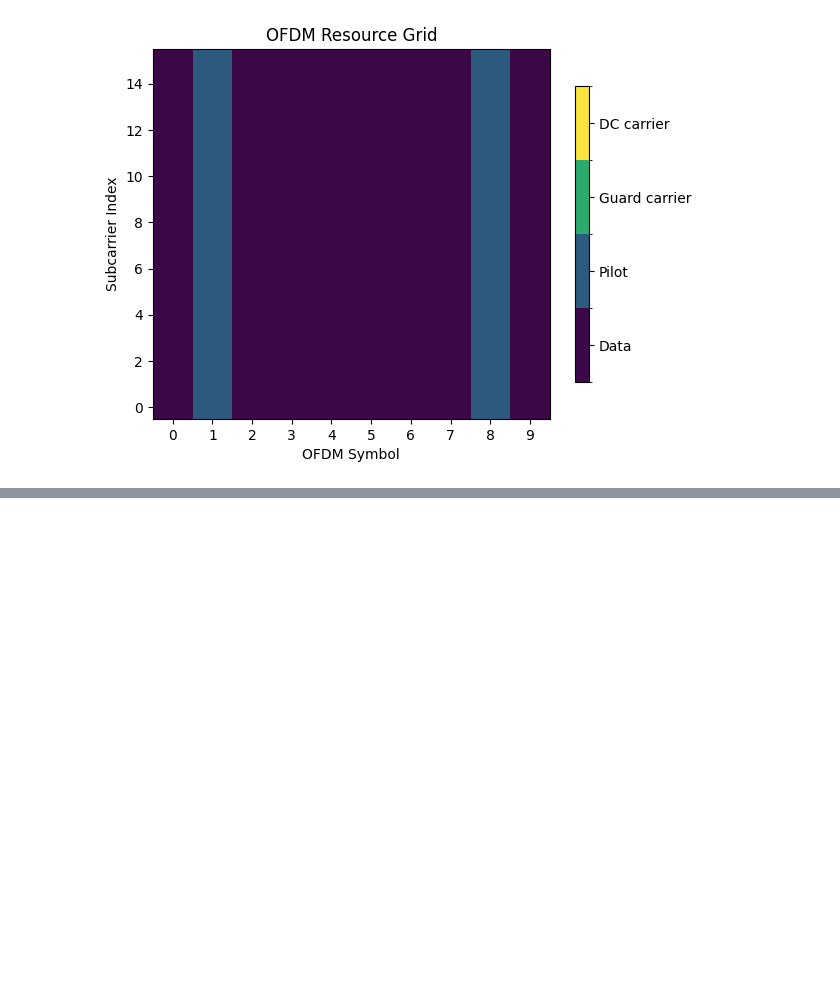
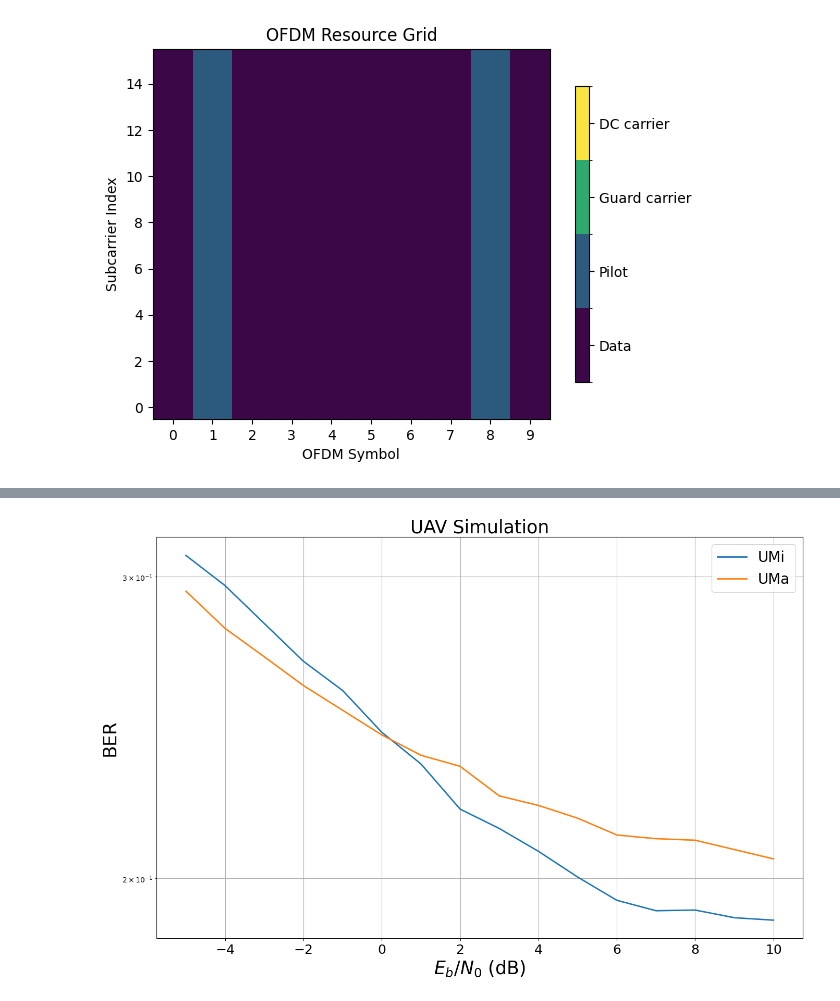
Before and after one commit to gab-mq/mimo-sionna, a Jupyter notebook: uav.ipynb, the cells around one changed output, grey strips where cells are left out. Saved outputs shown, nothing was run; the diff lists cells and outputs as text; code cells hidden in the pictures; blank space fills up the shorter version.

```diff
--- a/uav.ipynb
+++ b/uav.ipynb
@@ -179,0 +239,4 @@ plt.grid()
+# %%
+ber_plots();
+# %% [output]
+[figure, added]
```
Also changed, not shown: parts of 11 cells of this notebook, 4 other files.
